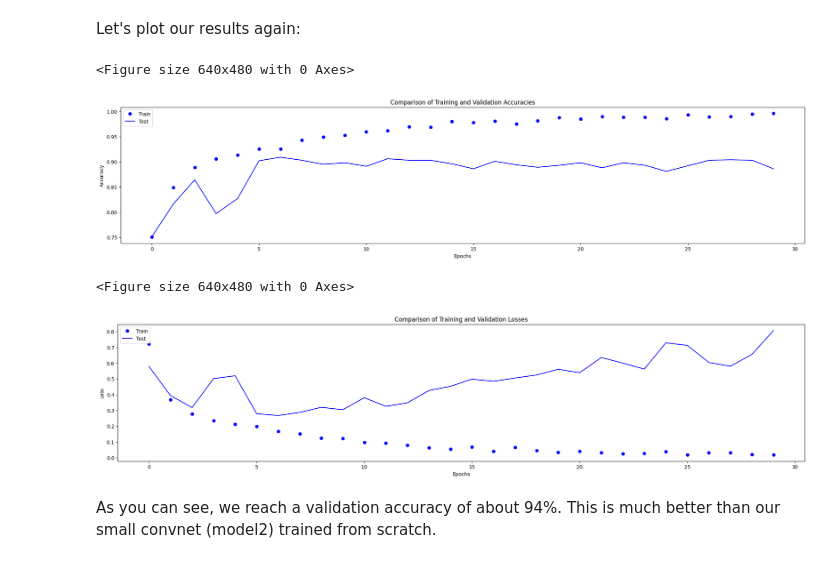
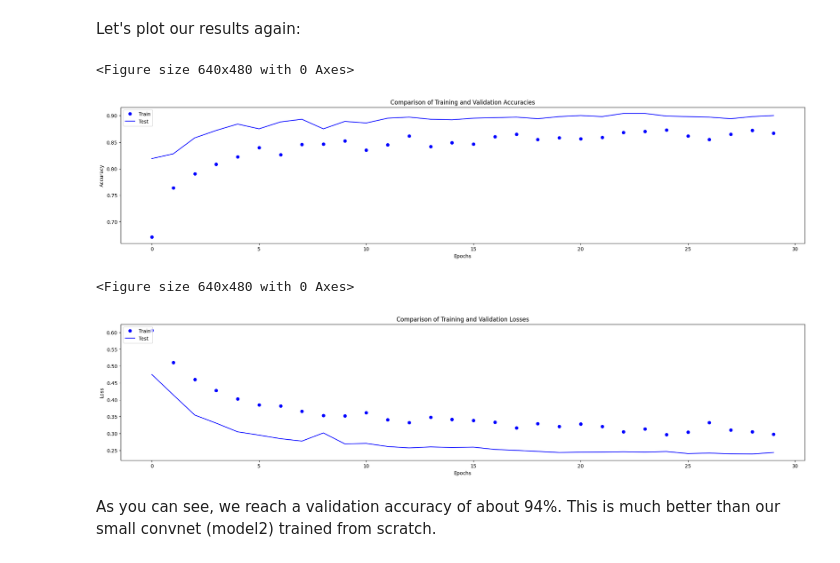
Before and after one commit to Ignatella/SEM-8-SSN, a Jupyter notebook: weaiib/AH-Lecture-LAB5-Transfer-Learning v3.ipynb, the cells around one changed output. Saved outputs shown, nothing was run; the diff lists cells and outputs as text; code cells hidden in the pictures.

```diff
--- a/weaiib/AH-Lecture-LAB5-Transfer-Learning v3.ipynb
+++ b/weaiib/AH-Lecture-LAB5-Transfer-Learning v3.ipynb
@@ -367,6 +383,8 @@ if not os.path.exists(models_dir):
     os.mkdir(models_dir)
 
 model3.save(models_dir + 'cats_and_dogs_small_3a.h5')
+# %%
+model3 = models.load_model(models_dir + 'cats_and_dogs_small_3a.h5')
 # %% [markdown]
 As we can see, training is very fast, since we only have to deal with two `Dense` layers.
 
@@ -466,3 +482,6 @@ conv_base.trainable = False
+# %%
+# conv_base.trainable = False
+model3.layers[0].trainable = False
 # %%
 print('This is the number of trainable weights after freezing the conv base:', len(model3.trainable_weights))
 # %% [output]
@@ -540,18 +561,18 @@ model3.save(models_dir + 'cats_and_dogs_small_3.h5')
 # %% [markdown]
 Let's plot our results again:
 # %%
-acc3 = history3.history['acc']
-val_acc3 = history3.history['val_acc']
-loss3 = history3.history['loss']
-val_loss3 = history3.history['val_loss']
+acc3 = history.history['acc']
+val_acc3 = history.history['val_acc']
+loss3 = history.history['loss']
+val_loss3 = history.history['val_loss']
 
 PlotAccuracyComparison(acc3, val_acc3, lab = 'Model 3')
 PlotLossComparison(loss3, val_loss3, lab = 'Model 3')
 # %% [output]
 <Figure size 640x480 with 0 Axes>
-[figure, old version]
+[figure, new version]
 <Figure size 640x480 with 0 Axes>
-[figure, old version]
+[figure, new version]
 # %% [markdown]
 As you can see, we reach a validation accuracy of about 94%. This is much better than our small convnet (model2) trained from scratch.
 # %% [markdown]
```
Also changed, not shown: parts of 42 cells of this notebook.
